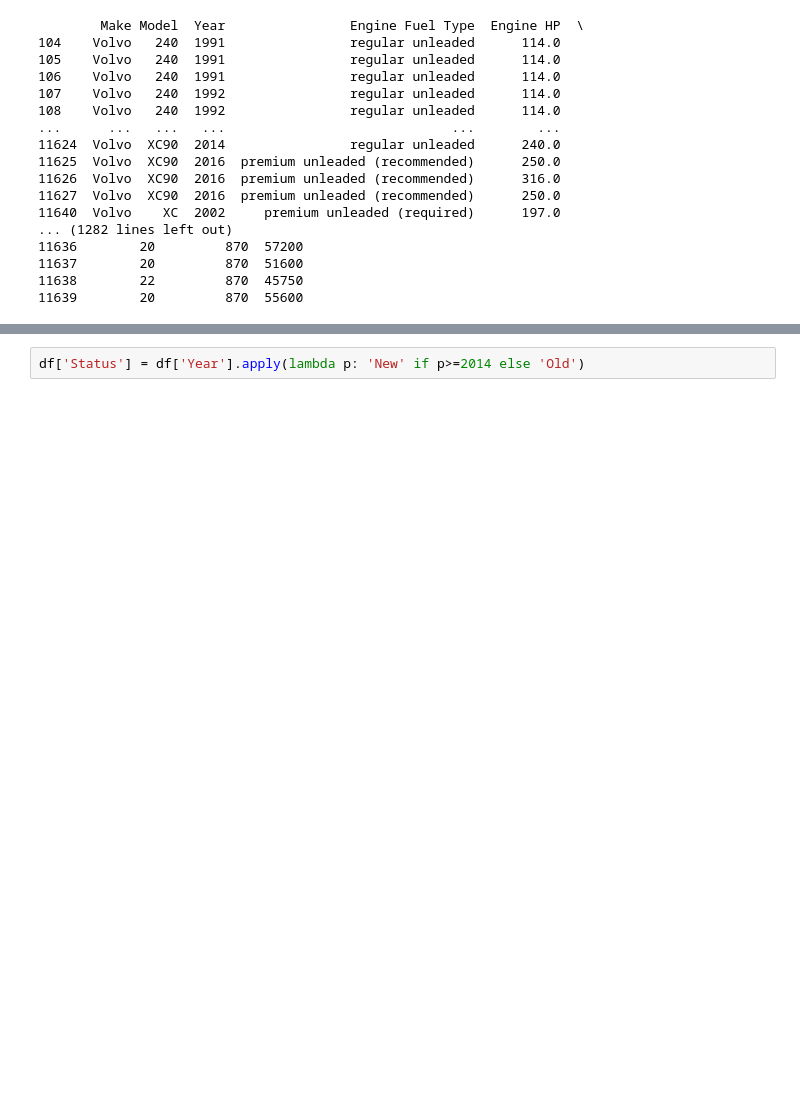
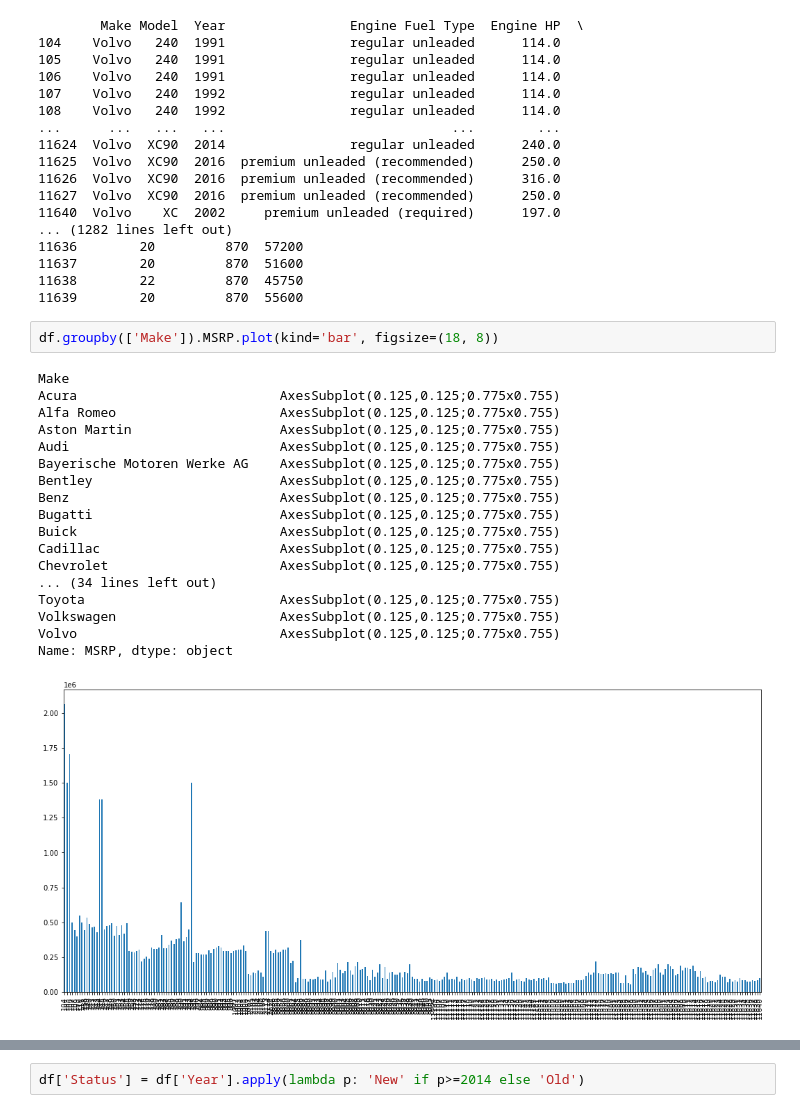
Before and after one commit to Amirreza81/Applied-Data-Science-Course, a Jupyter notebook: Practices/Pandas/Pandas-Introduction.ipynb, the cells around one changed output, grey strips where cells are left out. Saved outputs shown, nothing was run; the diff lists cells and outputs as text; blank space fills up the shorter version.

```diff
--- a/Practices/Pandas/Pandas-Introduction.ipynb
+++ b/Practices/Pandas/Pandas-Introduction.ipynb
@@ -788,3 +788,24 @@ for name, group in volvo_group:
 11637        20         870  51600
 11638        22         870  45750
 11639        20         870  55600
+# %%
+df.groupby(['Make']).MSRP.plot(kind='bar', figsize=(18, 8))
+# %% [output]
+Make
+Acura                          AxesSubplot(0.125,0.125;0.775x0.755)
+Alfa Romeo                     AxesSubplot(0.125,0.125;0.775x0.755)
+Aston Martin                   AxesSubplot(0.125,0.125;0.775x0.755)
+Audi                           AxesSubplot(0.125,0.125;0.775x0.755)
+Bayerische Motoren Werke AG    AxesSubplot(0.125,0.125;0.775x0.755)
+Bentley                        AxesSubplot(0.125,0.125;0.775x0.755)
+Benz                           AxesSubplot(0.125,0.125;0.775x0.755)
+Bugatti                        AxesSubplot(0.125,0.125;0.775x0.755)
+Buick                          AxesSubplot(0.125,0.125;0.775x0.755)
+Cadillac                       AxesSubplot(0.125,0.125;0.775x0.755)
+Chevrolet                      AxesSubplot(0.125,0.125;0.775x0.755)
+... (34 lines left out)
+Toyota                         AxesSubplot(0.125,0.125;0.775x0.755)
+Volkswagen                     AxesSubplot(0.125,0.125;0.775x0.755)
+Volvo                          AxesSubplot(0.125,0.125;0.775x0.755)
+Name: MSRP, dtype: object
+[figure, added]
```
Also changed, not shown: parts of 26 cells of this notebook.
